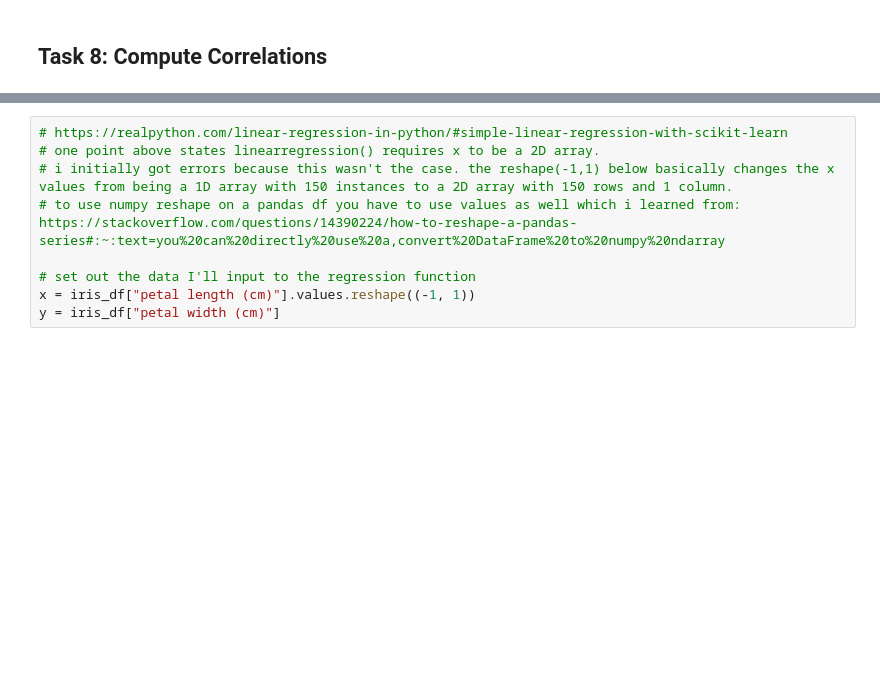
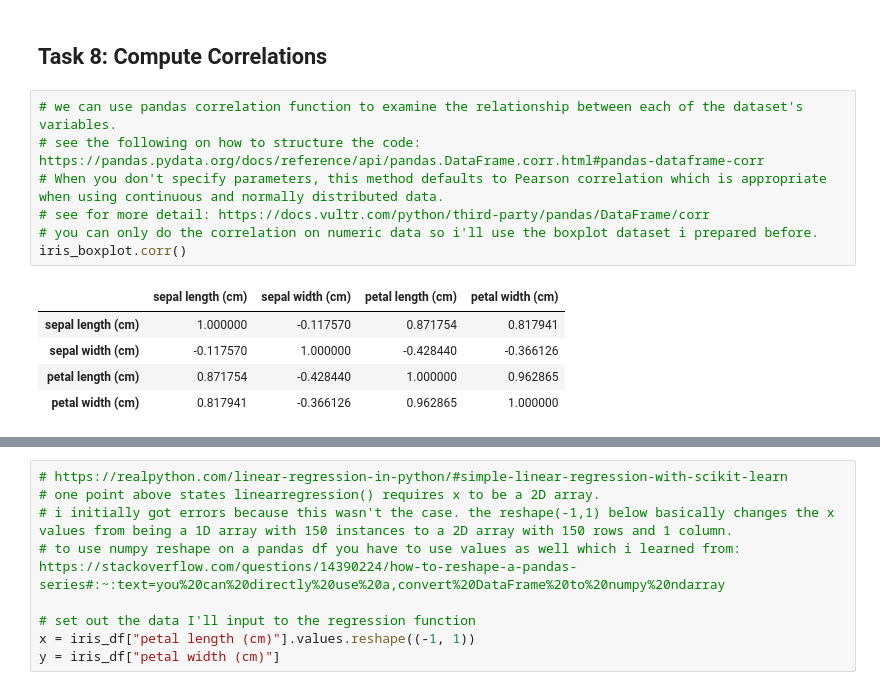
Before and after one commit to EmmaChubbCode/principles_of_da, a Jupyter notebook: tasks.ipynb, the cells around one changed output, grey strips where cells are left out. Drawn from its saved outputs; the diff is of its cells as text; blank space fills up the shorter version.

```diff
--- a/tasks.ipynb
+++ b/tasks.ipynb
@@ -345,3 +345,16 @@ Text(0.5, 1.0, 'Compare the Distributions of Petal Length')
 [figure]
 # %% [markdown]
 ## Task 8: Compute Correlations
+# %%
+# we can use pandas correlation function to examine the relationship between each of the dataset's variables.
+# see the following on how to structure the code: https://pandas.pydata.org/docs/reference/api/pandas.DataFrame.corr.html#pandas-dataframe-corr
+# When you don't specify parameters, this method defaults to Pearson correlation which is appropriate when using continuous and normally distributed data.
+# see for more detail: https://docs.vultr.com/python/third-party/pandas/DataFrame/corr
+# you can only do the correlation on numeric data so i'll use the boxplot dataset i prepared before.
+iris_boxplot.corr()
+# %% [output]
+|  | sepal length (cm) | sepal width (cm) | petal length (cm) | petal width (cm) |
+| sepal length (cm) | 1.000000 | -0.117570 | 0.871754 | 0.817941 |
+| sepal width (cm) | -0.117570 | 1.000000 | -0.428440 | -0.366126 |
+| petal length (cm) | 0.871754 | -0.428440 | 1.000000 | 0.962865 |
+| petal width (cm) | 0.817941 | -0.366126 | 0.962865 | 1.000000 |
```
Also changed, not shown: parts of 6 cells of this notebook.
